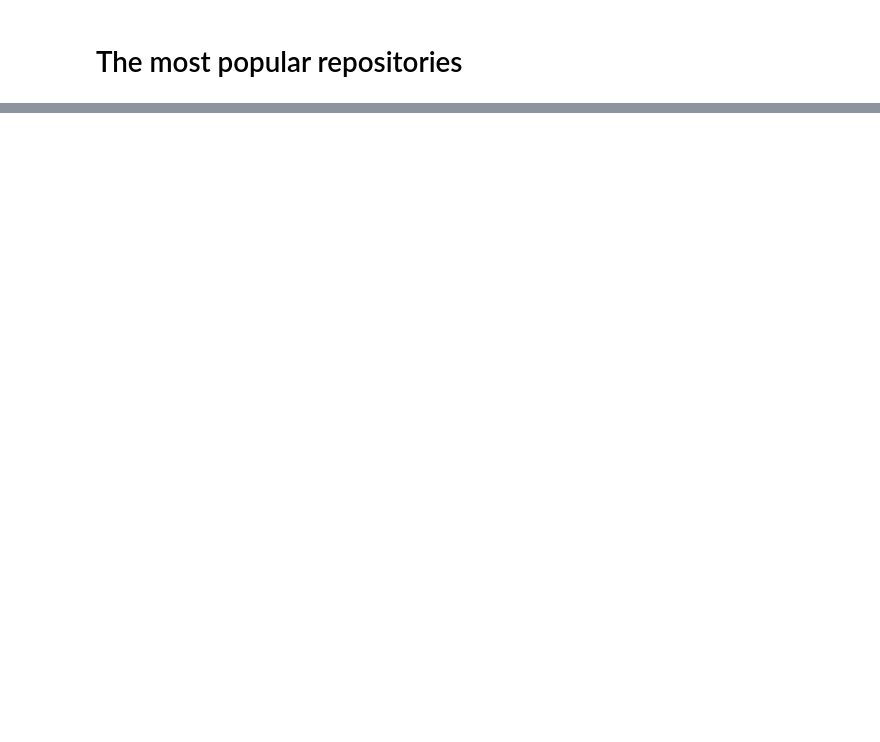
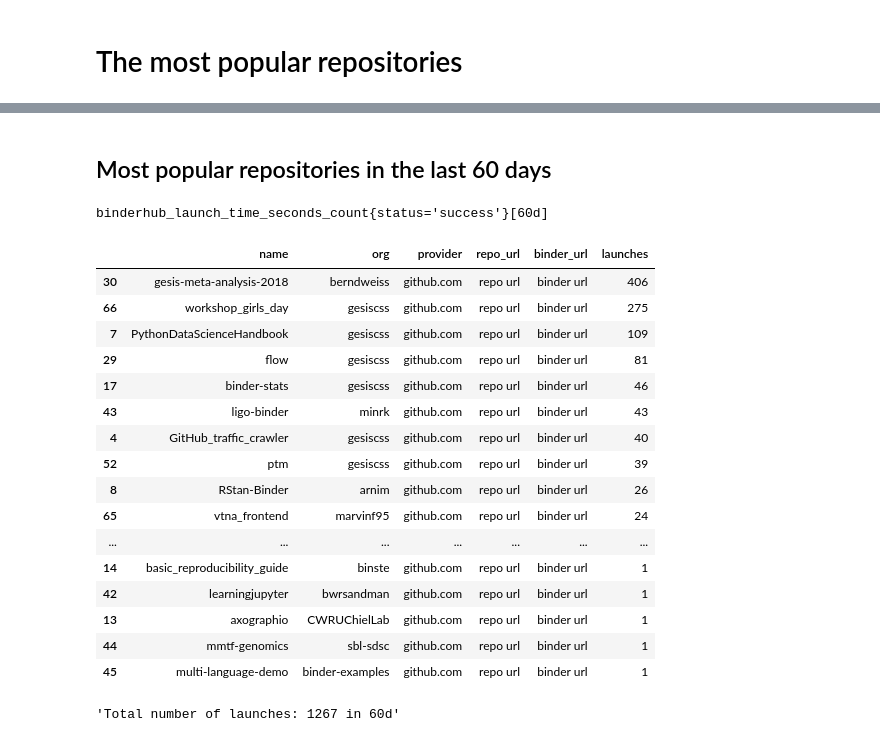
Before and after one commit to bitnik/binder-stats, a Jupyter notebook: popular_repos.ipynb, the cells around one changed output, grey strips where cells are left out. Drawn from its saved outputs; the diff is of its cells as text; code cells hidden in the pictures; blank space fills up the shorter version.

```diff
--- a/popular_repos.ipynb
+++ b/popular_repos.ipynb
@@ -123,0 +159,29 @@ binderhub_launch_time_seconds_count{status='success'}[1d]
+# %% [markdown]
+## Most popular repositories in the last 60 days
+# %%
+day = 60
+time_range = f'{day}d'
+time_delta = timedelta(days=day)
+df = makedf(time_range, time_delta)
+display(df)
+"Total number of launches: " + str(sum(df.data['launches'])) + " in "+ str(time_range)
+# %% [output]
+binderhub_launch_time_seconds_count{status='success'}[60d]
+|  | name | org | provider | repo_url | binder_url | launches |
+| 30 | gesis-meta-analysis-2018 | berndweiss | github.com | repo url | binder url | 406 |
+| 66 | workshop_girls_day | gesiscss | github.com | repo url | binder url | 275 |
+| 7 | PythonDataScienceHandbook | gesiscss | github.com | repo url | binder url | 109 |
+| 29 | flow | gesiscss | github.com | repo url | binder url | 81 |
+| 17 | binder-stats | gesiscss | github.com | repo url | binder url | 46 |
+| 43 | ligo-binder | minrk | github.com | repo url | binder url | 43 |
+| 4 | GitHub_traffic_crawler | gesiscss | github.com | repo url | binder url | 40 |
+| 52 | ptm | gesiscss | github.com | repo url | binder url | 39 |
+| 8 | RStan-Binder | arnim | github.com | repo url | binder url | 26 |
+| 65 | vtna_frontend | marvinf95 | github.com | repo url | binder url | 24 |
+| ... | ... | ... | ... | ... | ... | ... |
+| 14 | basic_reproducibility_guide | binste | github.com | repo url | binder url | 1 |
+| 42 | learningjupyter | bwrsandman | github.com | repo url | binder url | 1 |
+| 13 | axographio | CWRUChielLab | github.com | repo url | binder url | 1 |
+| 44 | mmtf-genomics | sbl-sdsc | github.com | repo url | binder url | 1 |
+| 45 | multi-language-demo | binder-examples | github.com | repo url | binder url | 1 |
+'Total number of launches: 1267 in 60d'
```
Also changed, not shown: parts of 6 cells of this notebook, 1 other file.
